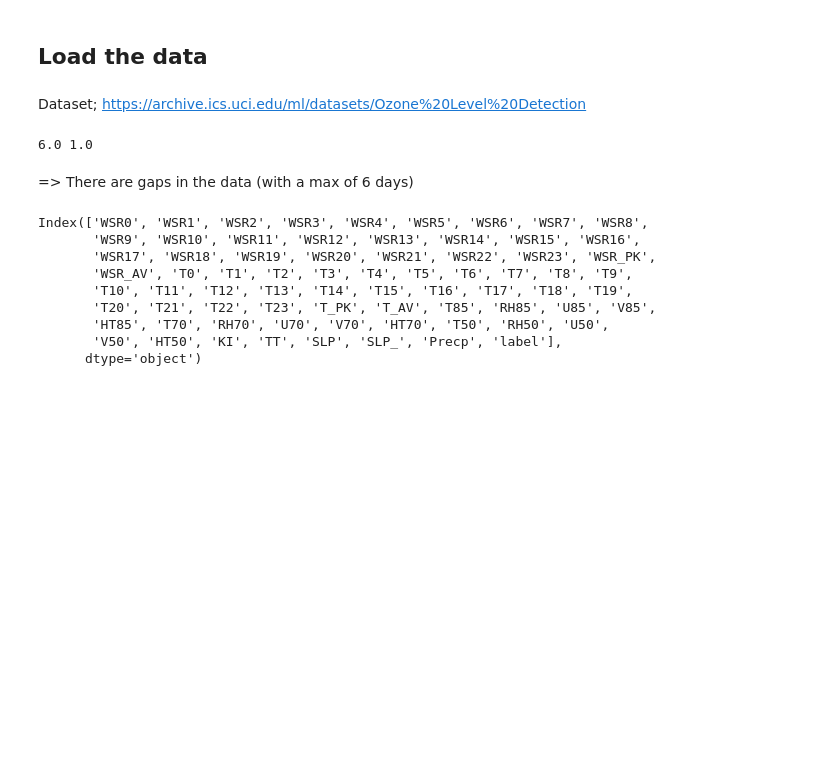
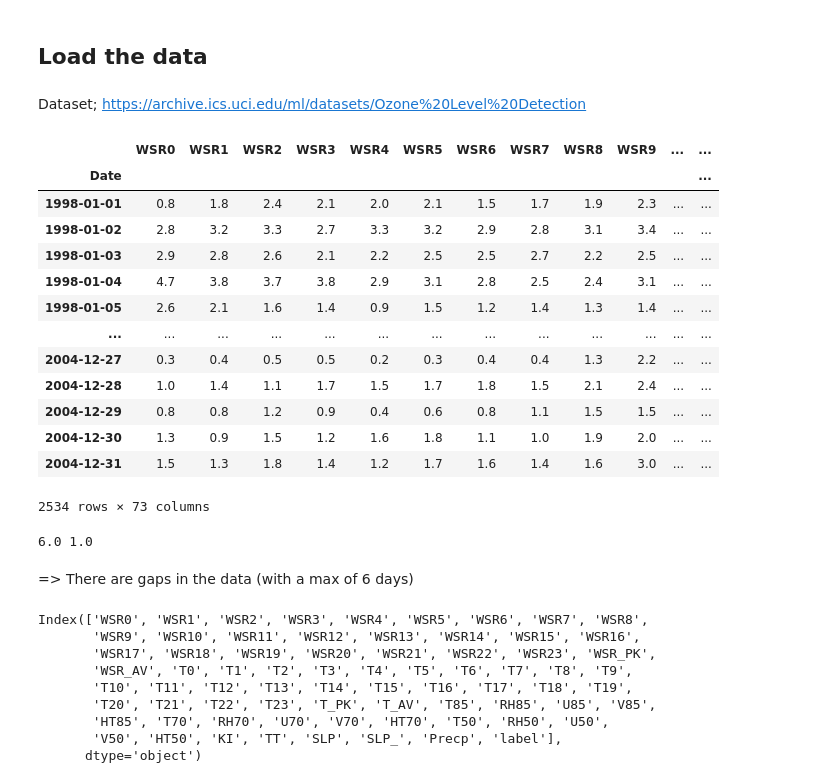
Before and after one commit to predict-idlab/tsflex, a Jupyter notebook: examples/example_ozone_level_detection.ipynb, the cells around one changed output. Drawn from its saved outputs; the diff is of its cells as text; code cells hidden in the pictures; blank space fills up the shorter version.

```diff
--- a/examples/example_ozone_level_detection.ipynb
+++ b/examples/example_ozone_level_detection.ipynb
@@ -8,20 +8,37 @@ Dataset; https://archive.ics.uci.edu/ml/datasets/Ozone%20Level%20Detection
 # %%
 # Only difference between 1hr and 8hr level detection is the label
 # => we opt for the 8hr data set
 
 url_8hr_data = "https://archive.ics.uci.edu/ml/machine-learning-databases/ozone/eighthr.data"
 url_8hr_cols = "https://archive.ics.uci.edu/ml/machine-learning-databases/ozone/eighthr.names"
 
 get_col = lambda c: c.split(":")[0].strip()
 cols_8hr = pd.read_csv(url_8hr_cols)["1"].apply(get_col).values
 
 df_8hr = pd.read_csv(url_8hr_data, header=None, names=list(cols_8hr) + ["label"])
 df_8hr = df_8hr.replace("?", np.nan)
 # Convert data types
-non_date_cols = [c for c in df_8hr.columns if c != "Date"]
+non_date_cols = [c for c in df_8hr.columns if c not in ["Date", "label"]]
 df_8hr[non_date_cols] = df_8hr[non_date_cols].astype(np.float32)
 df_8hr["Date"] = pd.to_datetime(df_8hr["Date"])
+df_8hr["label"] = df_8hr["label"].astype(np.int8)
 df_8hr = df_8hr.set_index("Date")
+df_8hr
+# %% [output]
+|  | WSR0 | WSR1 | WSR2 | WSR3 | WSR4 | WSR5 | WSR6 | WSR7 | WSR8 | WSR9 | ... | ... |
+| Date |  |  |  |  |  |  |  |  |  |  |  | ... |
+| 1998-01-01 | 0.8 | 1.8 | 2.4 | 2.1 | 2.0 | 2.1 | 1.5 | 1.7 | 1.9 | 2.3 | ... | ... |
+| 1998-01-02 | 2.8 | 3.2 | 3.3 | 2.7 | 3.3 | 3.2 | 2.9 | 2.8 | 3.1 | 3.4 | ... | ... |
+| 1998-01-03 | 2.9 | 2.8 | 2.6 | 2.1 | 2.2 | 2.5 | 2.5 | 2.7 | 2.2 | 2.5 | ... | ... |
+| 1998-01-04 | 4.7 | 3.8 | 3.7 | 3.8 | 2.9 | 3.1 | 2.8 | 2.5 | 2.4 | 3.1 | ... | ... |
+| 1998-01-05 | 2.6 | 2.1 | 1.6 | 1.4 | 0.9 | 1.5 | 1.2 | 1.4 | 1.3 | 1.4 | ... | ... |
+| ... | ... | ... | ... | ... | ... | ... | ... | ... | ... | ... | ... | ... |
+| 2004-12-27 | 0.3 | 0.4 | 0.5 | 0.5 | 0.2 | 0.3 | 0.4 | 0.4 | 1.3 | 2.2 | ... | ... |
+| 2004-12-28 | 1.0 | 1.4 | 1.1 | 1.7 | 1.5 | 1.7 | 1.8 | 1.5 | 2.1 | 2.4 | ... | ... |
+| 2004-12-29 | 0.8 | 0.8 | 1.2 | 0.9 | 0.4 | 0.6 | 0.8 | 1.1 | 1.5 | 1.5 | ... | ... |
+| 2004-12-30 | 1.3 | 0.9 | 1.5 | 1.2 | 1.6 | 1.8 | 1.1 | 1.0 | 1.9 | 2.0 | ... | ... |
+| 2004-12-31 | 1.5 | 1.3 | 1.8 | 1.4 | 1.2 | 1.7 | 1.6 | 1.4 | 1.6 | 3.0 | ... | ... |
+2534 rows × 73 columns
 # %%
 diffs = df_8hr.index[1:].values - df_8hr.index[:-1].values
 print(max(diffs) / np.timedelta64(1, 'D'), min(diffs) / np.timedelta64(1, 'D'))
```
Also changed, not shown: parts of 22 cells of this notebook.
